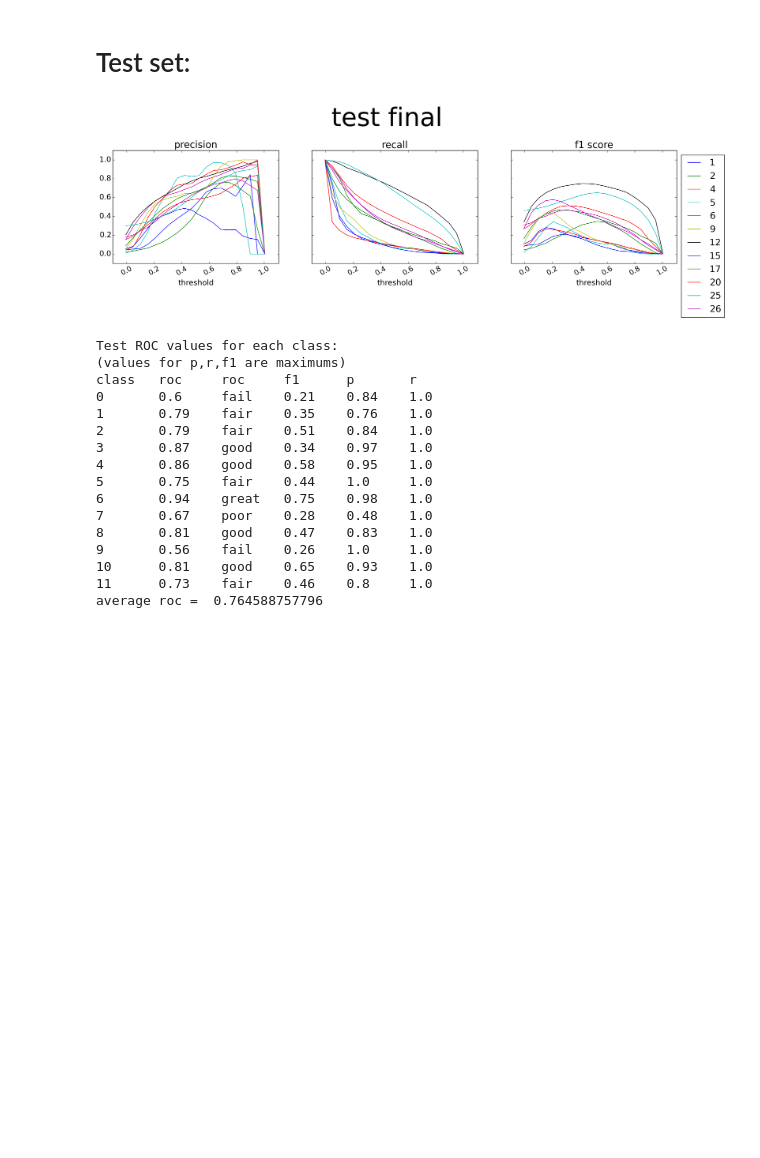
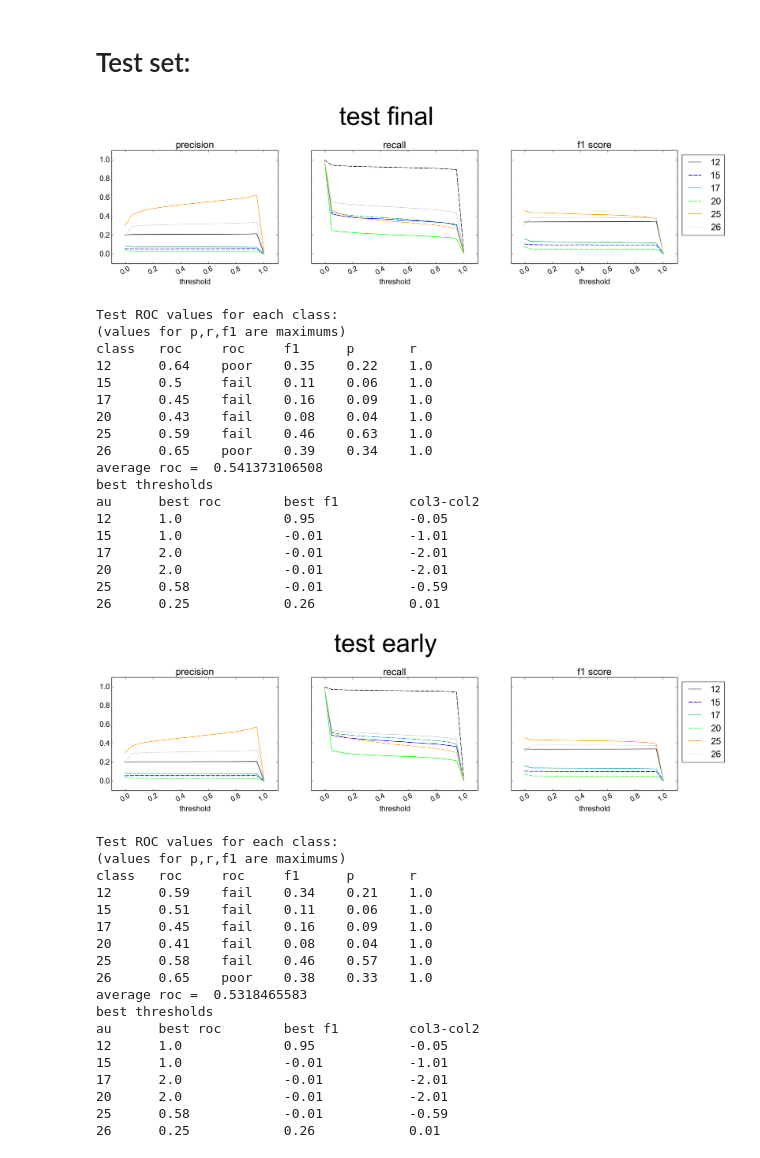
Before and after one commit to lotka/autofaces, a Jupyter notebook: notebooks/results.ipynb, the cells around one changed output. Drawn from its saved outputs; the diff is of its cells as text; code cells hidden in the pictures; blank space fills up the shorter version.

Commit message:
fixed early stopping and general improvements to visualization

```diff
--- a/notebooks/results.ipynb
+++ b/notebooks/results.ipynb
@@ -43,0 +16,4 @@ crop
+# %%
+Results = results.Results
+r = Results('2016_06_28', 7)
+r.print_config()
@@ -57,23 +37,44 @@ r.au('validation',smooth=False)
 # Test set:
 # %%
 r.au('test',smooth=False,model='final')
-# r.au('test',smooth=False,model='early')
+r.au('test',smooth=False,model='early')
 # %% [output]
-[figure, old version]
+[figure, new version]
 Test ROC values for each class:
 (values for p,r,f1 are maximums)
 class   roc     roc     f1      p       r
-0       0.6     fail    0.21    0.84    1.0
-1       0.79    fair    0.35    0.76    1.0
-2       0.79    fair    0.51    0.84    1.0
-3       0.87    good    0.34    0.97    1.0
-4       0.86    good    0.58    0.95    1.0
-5       0.75    fair    0.44    1.0     1.0
-6       0.94    great   0.75    0.98    1.0
-7       0.67    poor    0.28    0.48    1.0
-8       0.81    good    0.47    0.83    1.0
-9       0.56    fail    0.26    1.0     1.0
-10      0.81    good    0.65    0.93    1.0
-11      0.73    fair    0.46    0.8     1.0
-average roc =  0.764588757796
+12      0.64    poor    0.35    0.22    1.0
+15      0.5     fail    0.11    0.06    1.0
+17      0.45    fail    0.16    0.09    1.0
+20      0.43    fail    0.08    0.04    1.0
+25      0.59    fail    0.46    0.63    1.0
+26      0.65    poor    0.39    0.34    1.0
+average roc =  0.541373106508
+best thresholds
+au      best roc        best f1         col3-col2
+12      1.0             0.95            -0.05
+15      1.0             -0.01           -1.01
+17      2.0             -0.01           -2.01
+20      2.0             -0.01           -2.01
+25      0.58            -0.01           -0.59
+26      0.25            0.26            0.01
+[figure, added]
+Test ROC values for each class:
+(values for p,r,f1 are maximums)
+class   roc     roc     f1      p       r
+12      0.59    fail    0.34    0.21    1.0
+15      0.51    fail    0.11    0.06    1.0
+17      0.45    fail    0.16    0.09    1.0
+20      0.41    fail    0.08    0.04    1.0
+25      0.58    fail    0.46    0.57    1.0
+26      0.65    poor    0.38    0.33    1.0
+average roc =  0.5318465583
+best thresholds
+au      best roc        best f1         col3-col2
+12      1.0             0.95            -0.05
+15      1.0             -0.01           -1.01
+17      2.0             -0.01           -2.01
+20      2.0             -0.01           -2.01
+25      0.58            -0.01           -0.59
+26      0.25            0.26            0.01
 # %%
```
Also changed, not shown: parts of 8 cells of this notebook, 6 other files.
